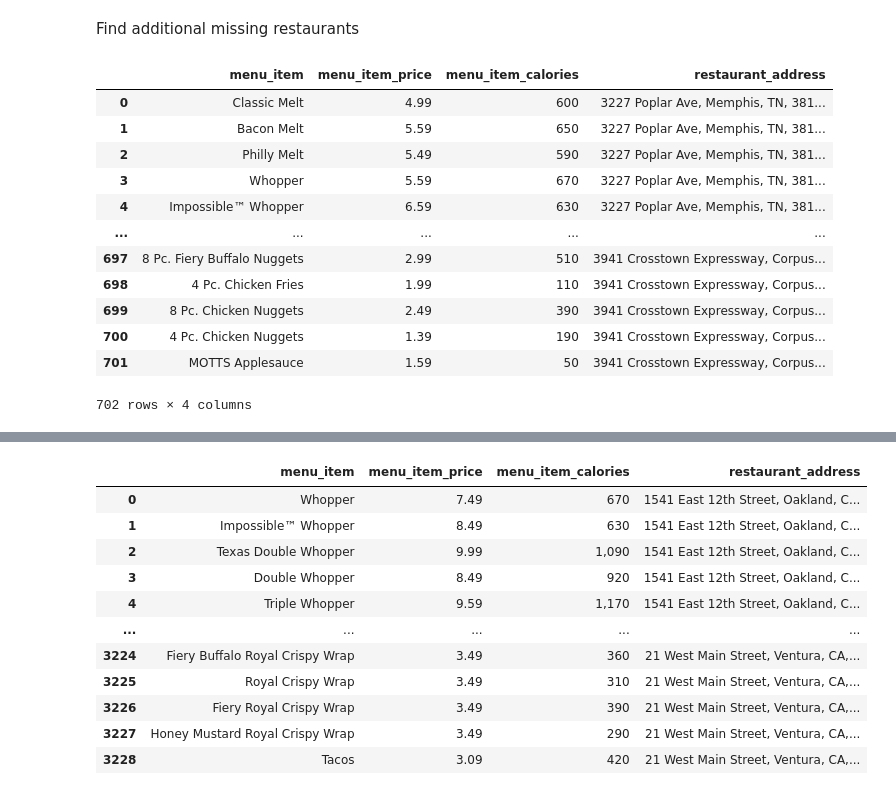
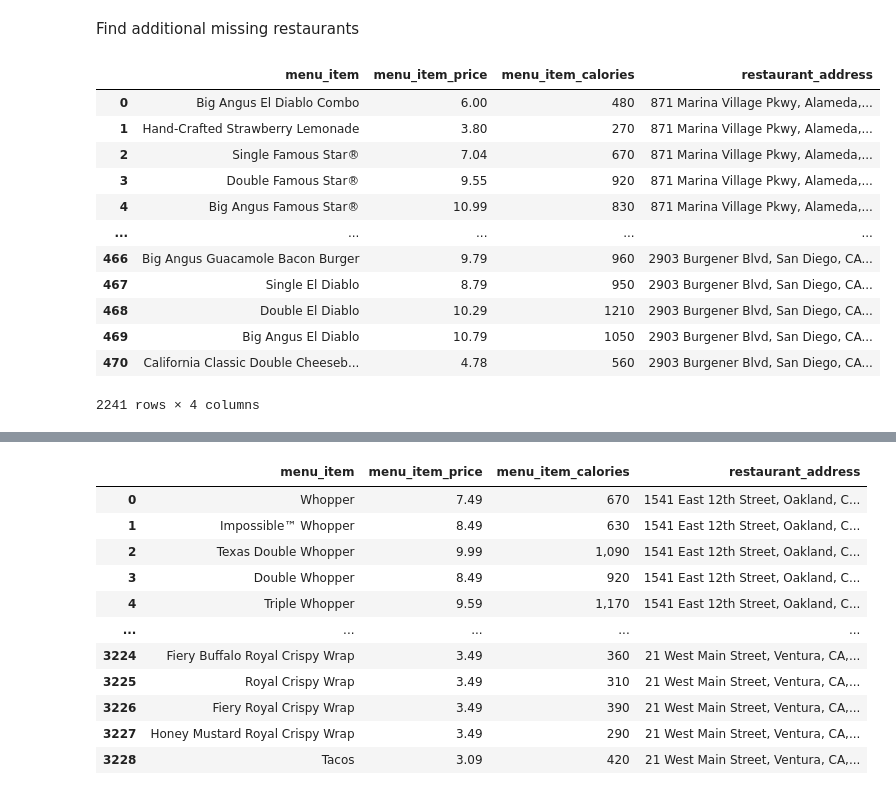
Before and after one commit to nguyena607/IRLE_scraping, a Jupyter notebook: scripts/attrition_rate.ipynb, the cells around one changed output, grey strips where cells are left out. Saved outputs shown, nothing was run; the diff lists cells and outputs as text; code cells hidden in the pictures.

```diff
--- a/scripts/attrition_rate.ipynb
+++ b/scripts/attrition_rate.ipynb
@@ -29,19 +9,38 @@ combined_final.to_csv("burger_king_nonca_final.csv")
-# %%
-combined_filtered
-# %% [output]
-|  | menu_item | menu_item_price | menu_item_calories | restaurant_address |
-| 0 | Classic Melt | 4.99 | 600 | 3227 Poplar Ave, Memphis, TN, 381... |
-| 1 | Bacon Melt | 5.59 | 650 | 3227 Poplar Ave, Memphis, TN, 381... |
-| 2 | Philly Melt | 5.49 | 590 | 3227 Poplar Ave, Memphis, TN, 381... |
-| 3 | Whopper | 5.59 | 670 | 3227 Poplar Ave, Memphis, TN, 381... |
-| 4 | Impossible™ Whopper | 6.59 | 630 | 3227 Poplar Ave, Memphis, TN, 381... |
-| ... | ... | ... | ... | ... |
-| 697 | 8 Pc. Fiery Buffalo Nuggets | 2.99 | 510 | 3941 Crosstown Expressway, Corpus... |
-| 698 | 4 Pc. Chicken Fries | 1.99 | 110 | 3941 Crosstown Expressway, Corpus... |
-| 699 | 8 Pc. Chicken Nuggets | 2.49 | 390 | 3941 Crosstown Expressway, Corpus... |
-| 700 | 4 Pc. Chicken Nuggets | 1.39 | 190 | 3941 Crosstown Expressway, Corpus... |
-| 701 | MOTTS Applesauce | 1.59 | 50 | 3941 Crosstown Expressway, Corpus... |
-702 rows × 4 columns
+# %%
+# rnd_1_bk = pd.read_csv("burger_king_missing_rnd1.csv")
+# rnd_2_bk = pd.read_csv("burger_king_missing_rnd2.csv")
+# combined = pd.concat([rnd_1_bk, rnd_2_bk])
+combined = pd.read_csv("carlsjr_missing_rnd1.csv")
+
+# combined['input_split'] = combined['restaurant_address'].str.split(',', 1).str[0]
+# combined_filtered = combined[combined['restaurant_address'] == combined['input_split'] ]
+
+# combined_filtered['menu_item_price'] = combined_filtered['menu_item_price'].str.replace('$', '', regex = False).astype(float)
+
+# combined_filtered['menu_item_calories'] = combined_filtered['menu_item_calories'].str.replace(' cal', '').str.replace(',', '').astype(int)
+
+combined_filtered = combined[['menu_item', 'menu_item_price', 'menu_item_calories', 'restaurant_address']]
+
+# combined_filtered = combined_filtered.rename(columns = {'input_address' : 'restaurant_address'})
+
+prev = pd.read_csv('/Users/alyssanguyen/Desktop/IRLE_scraping/csv_files/raw_prices_carlsjr_ca_05152024.csv')
+combined_final = pd.concat([prev, combined_filtered ])
+combined_final.to_csv("carlsjr_ca_final.csv")
+combined_final
+# %% [output]
+|  | menu_item | menu_item_price | menu_item_calories | restaurant_address |
+| 0 | Big Angus El Diablo Combo | 6.00 | 480 | 871 Marina Village Pkwy, Alameda,... |
+| 1 | Hand-Crafted Strawberry Lemonade | 3.80 | 270 | 871 Marina Village Pkwy, Alameda,... |
+| 2 | Single Famous Star® | 7.04 | 670 | 871 Marina Village Pkwy, Alameda,... |
+| 3 | Double Famous Star® | 9.55 | 920 | 871 Marina Village Pkwy, Alameda,... |
+| 4 | Big Angus Famous Star® | 10.99 | 830 | 871 Marina Village Pkwy, Alameda,... |
+| ... | ... | ... | ... | ... |
+| 466 | Big Angus Guacamole Bacon Burger | 9.79 | 960 | 2903 Burgener Blvd, San Diego, CA... |
+| 467 | Single El Diablo | 8.79 | 950 | 2903 Burgener Blvd, San Diego, CA... |
+| 468 | Double El Diablo | 10.29 | 1210 | 2903 Burgener Blvd, San Diego, CA... |
+| 469 | Big Angus El Diablo | 10.79 | 1050 | 2903 Burgener Blvd, San Diego, CA... |
+| 470 | California Classic Double Cheeseb... | 4.78 | 560 | 2903 Burgener Blvd, San Diego, CA... |
+2241 rows × 4 columns
 # %%
 def find_missing_restaurants(file_pairs, base_path):
     """
```
Also changed, not shown: parts of 4 cells of this notebook, 10 other files.
